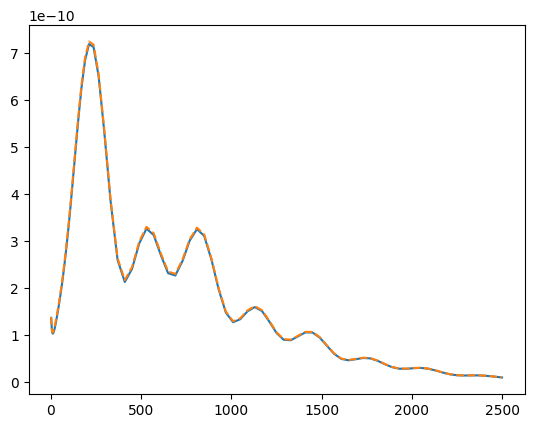
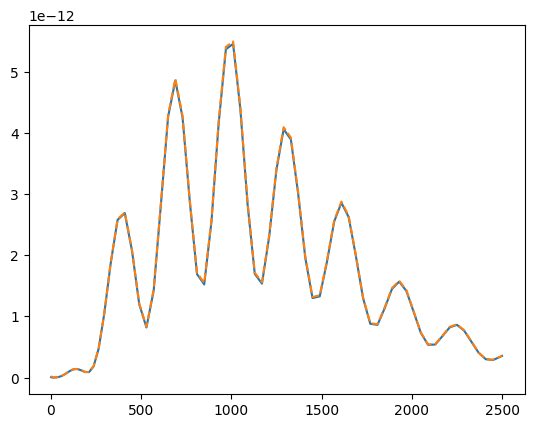
Unified diff of the notebook cell whose output changed from the first chart to the second:
--- before
+++ after
@@ -1,5 +1,5 @@
 l = ells
-plt.plot(l, l*(l+1)*tt/2./jnp.pi)
-plt.plot(l, l*(l+1)*jnp.interp(l, class_ell, class_tt)/2./jnp.pi, "--")
+plt.plot(l, l*(l+1)*ee/2./jnp.pi)
+plt.plot(l, l*(l+1)*jnp.interp(l, class_ell, class_ee)/2./jnp.pi, "--")
 #plt.xlim((180, 220))
 plt.show()

Commit: Fixed massive neutrino errors